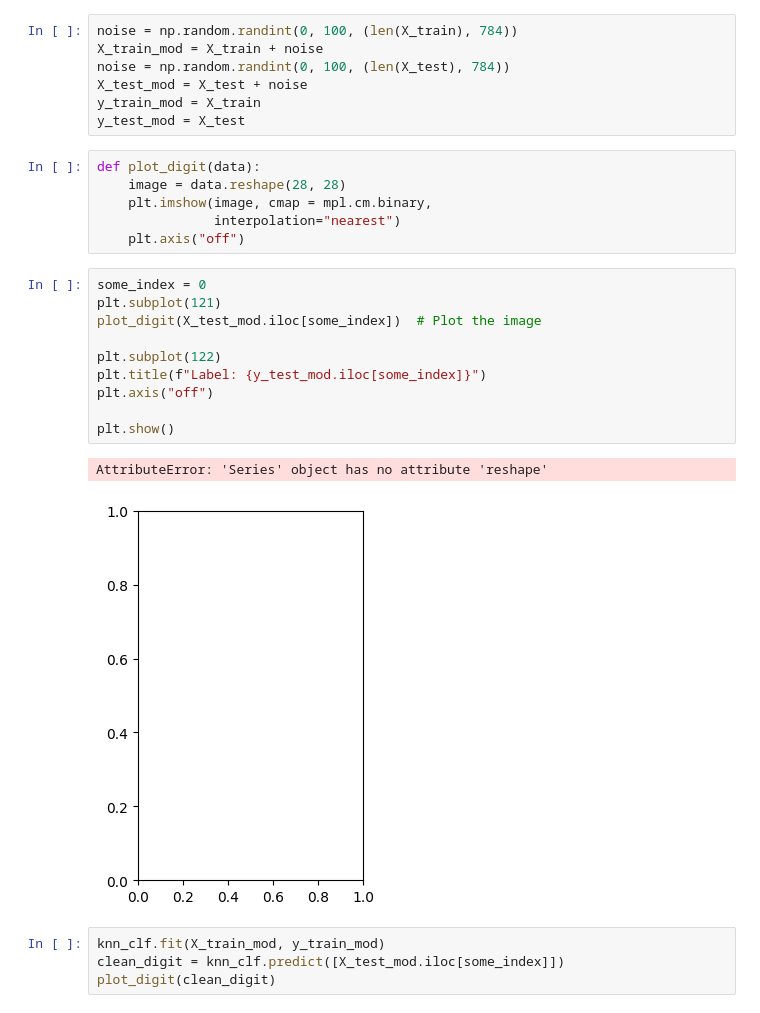
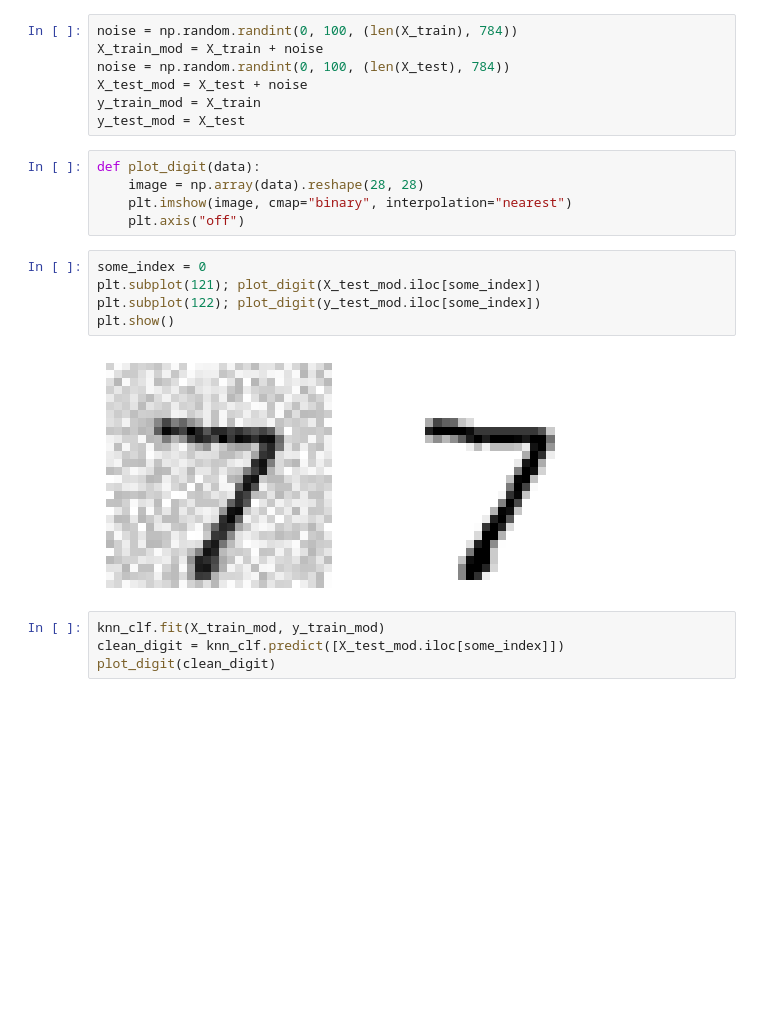
Before and after one commit to ali-liyakat/Hands_On_ML_Notebooks, a Jupyter notebook: chp3_Classification.ipynb, the cells around one changed output. Drawn from its saved outputs; the diff is of its cells as text; blank space fills up the shorter version.

```diff
--- a/chp3_Classification.ipynb
+++ b/chp3_Classification.ipynb
@@ -418,23 +418,16 @@ y_train_mod = X_train
 y_test_mod = X_test
 # %%
 def plot_digit(data):
-    image = data.reshape(28, 28)
-    plt.imshow(image, cmap = mpl.cm.binary,
-               interpolation="nearest")
+    image = np.array(data).reshape(28, 28)
+    plt.imshow(image, cmap="binary", interpolation="nearest")
     plt.axis("off")
 # %%
 some_index = 0
-plt.subplot(121)
-plot_digit(X_test_mod.iloc[some_index])  # Plot the image
-
-plt.subplot(122)
-plt.title(f"Label: {y_test_mod.iloc[some_index]}")
-plt.axis("off")
-
+plt.subplot(121); plot_digit(X_test_mod.iloc[some_index])
+plt.subplot(122); plot_digit(y_test_mod.iloc[some_index])
 plt.show()
 # %% [output]
-AttributeError: 'Series' object has no attribute 'reshape'
-[figure, old version]
+[figure, new version]
 # %%
 knn_clf.fit(X_train_mod, y_train_mod)
 clean_digit = knn_clf.predict([X_test_mod.iloc[some_index]])
```
